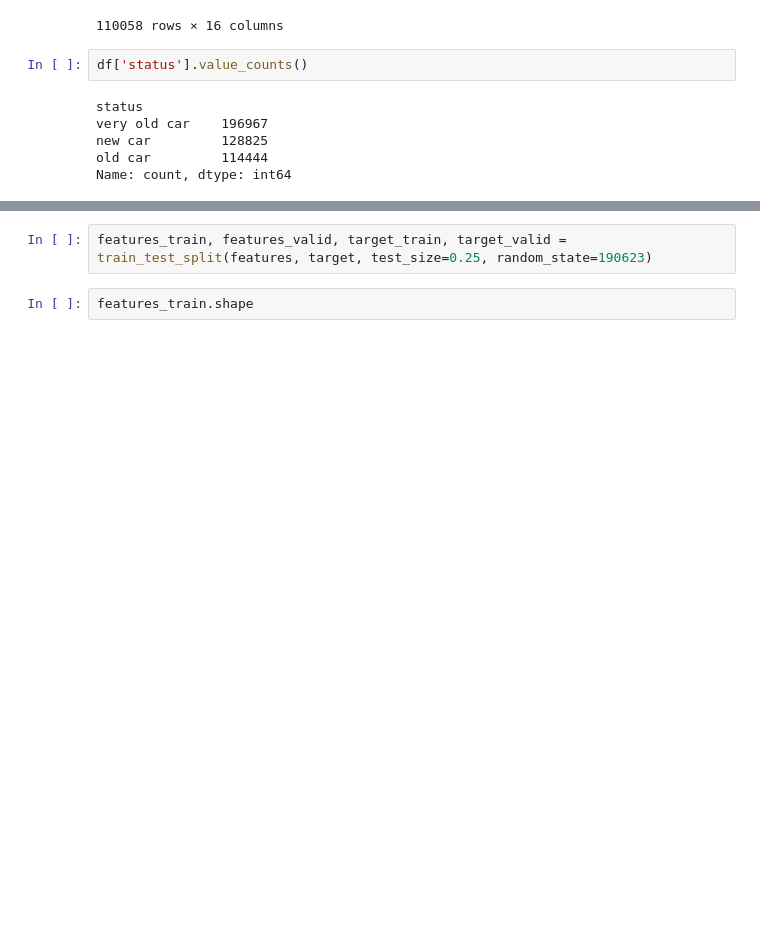
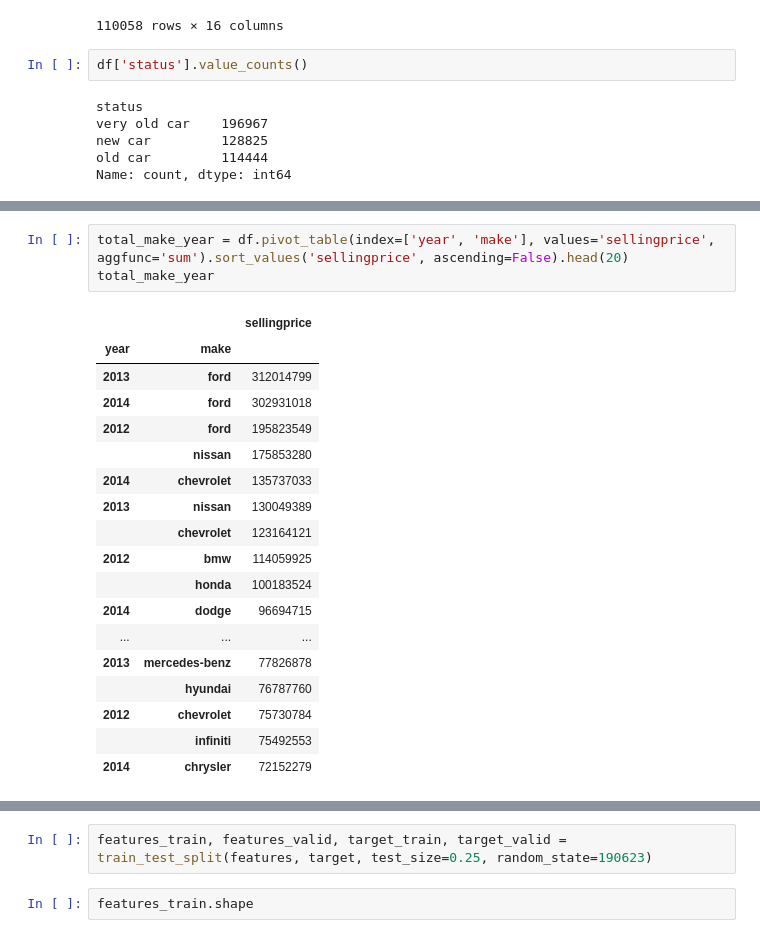
Before and after one commit to IgorSapelkin/Pet-projects, a Jupyter notebook: kaggle_competition/competition2.ipynb, the cells around one changed output, grey strips where cells are left out. Drawn from its saved outputs; the diff is of its cells as text; blank space fills up the shorter version.

```diff
--- a/kaggle_competition/competition2.ipynb
+++ b/kaggle_competition/competition2.ipynb
@@ -829,0 +745,22 @@ Name: sellingprice, Length: 440236, dtype: int64
+# %%
+total_make_year = df.pivot_table(index=['year', 'make'], values='sellingprice', aggfunc='sum').sort_values('sellingprice', ascending=False).head(20)
+total_make_year
+# %% [output]
+|  |  | sellingprice |
+| year | make |  |
+| 2013 | ford | 312014799 |
+| 2014 | ford | 302931018 |
+| 2012 | ford | 195823549 |
+|  | nissan | 175853280 |
+| 2014 | chevrolet | 135737033 |
+| 2013 | nissan | 130049389 |
+|  | chevrolet | 123164121 |
+| 2012 | bmw | 114059925 |
+|  | honda | 100183524 |
+| 2014 | dodge | 96694715 |
+| ... | ... | ... |
+| 2013 | mercedes-benz | 77826878 |
+|  | hyundai | 76787760 |
+| 2012 | chevrolet | 75730784 |
+|  | infiniti | 75492553 |
+| 2014 | chrysler | 72152279 |
```
Also changed, not shown: parts of 45 cells of this notebook.
